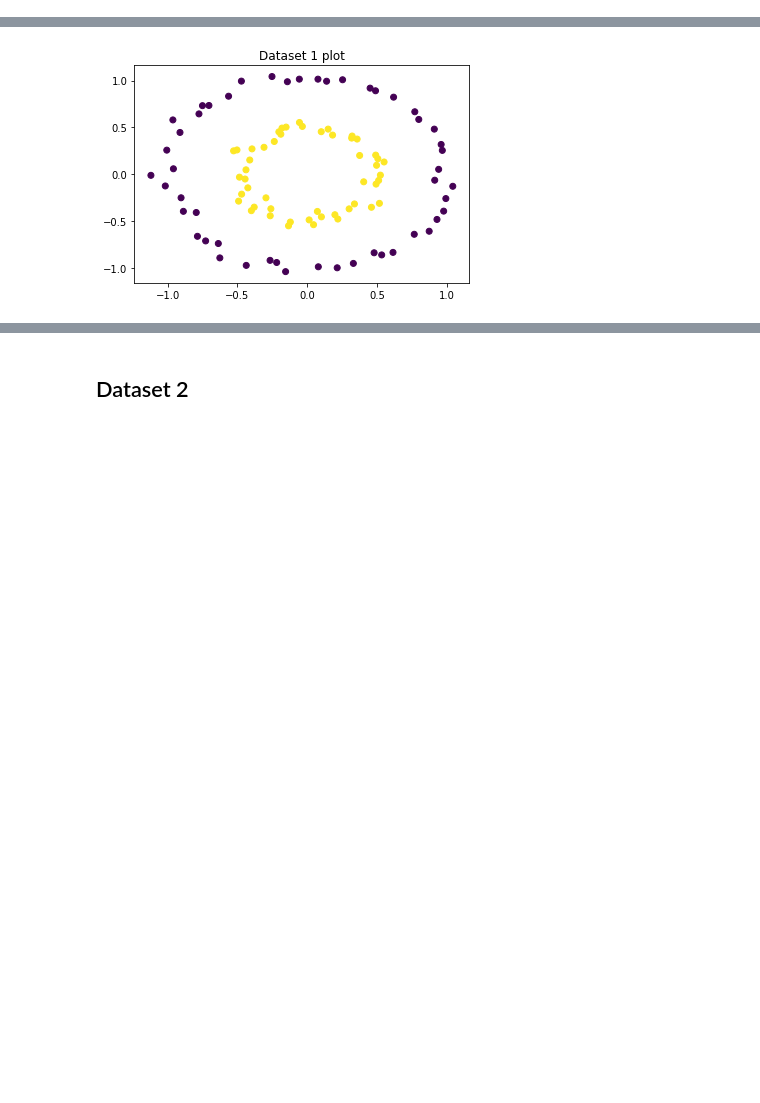
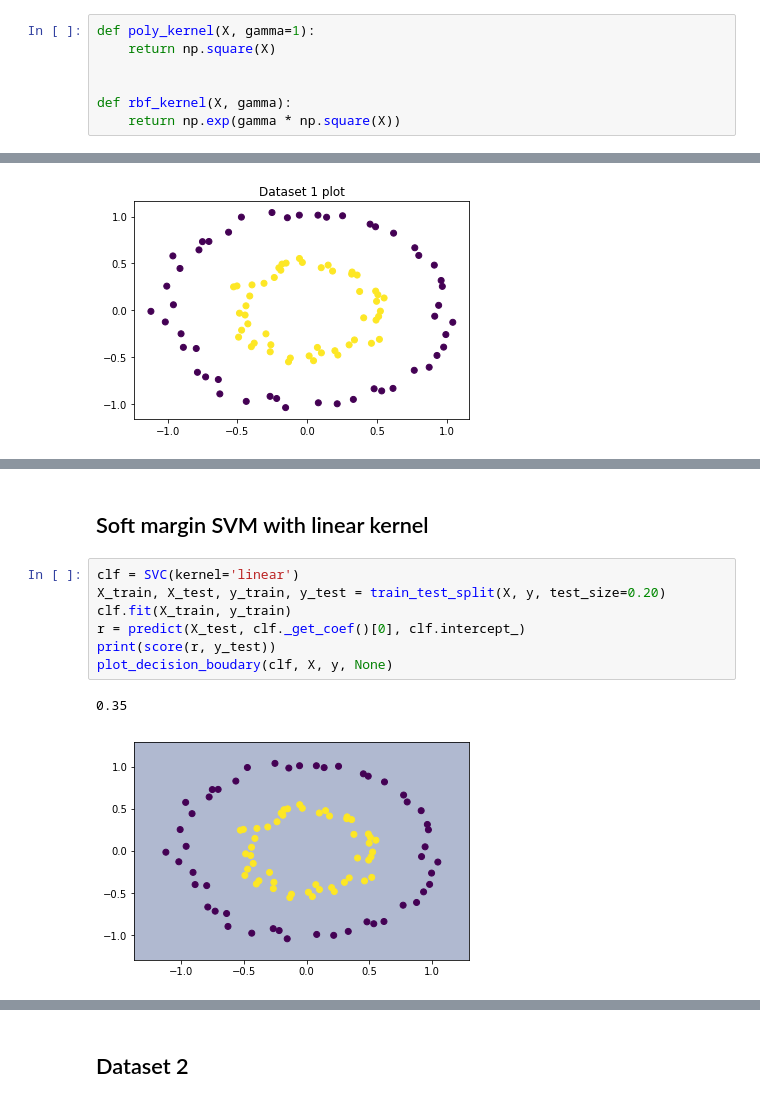
Before and after one commit to ankurs287/Machine-Learning-Assignments, a Jupyter notebook: Assignment-2/q1_i.ipynb, the cells around one changed output, grey strips where cells are left out. Drawn from its saved outputs; the diff is of its cells as text; blank space fills up the shorter version.

```diff
--- a/Assignment-2/q1_i.ipynb
+++ b/Assignment-2/q1_i.ipynb
@@ -6,0 +10,7 @@ from sklearn.svm import SVC
+# %%
+def poly_kernel(X, gamma=1):
+    return np.square(X)
+
+
+def rbf_kernel(X, gamma):
+    return np.exp(gamma * np.square(X))
@@ -51,0 +92,12 @@ plt.show()
+# %% [markdown]
+## Soft margin SVM with linear kernel
+# %%
+clf = SVC(kernel='linear')
+X_train, X_test, y_train, y_test = train_test_split(X, y, test_size=0.20)
+clf.fit(X_train, y_train)
+r = predict(X_test, clf._get_coef()[0], clf.intercept_)
+print(score(r, y_test))
+plot_decision_boudary(clf, X, y, None)
+# %% [output]
+0.35
+[figure, added]
```
Also changed, not shown: parts of 22 cells of this notebook, 31 other files.
